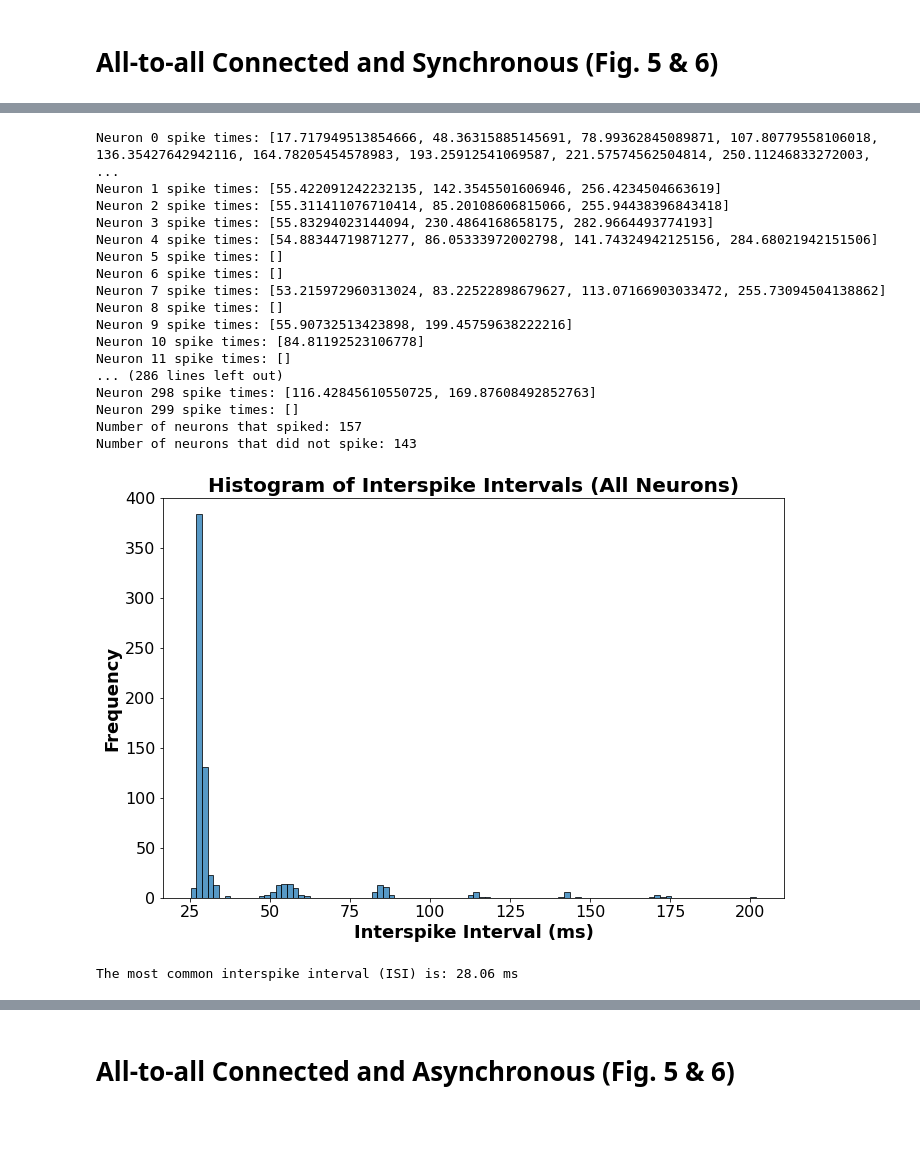
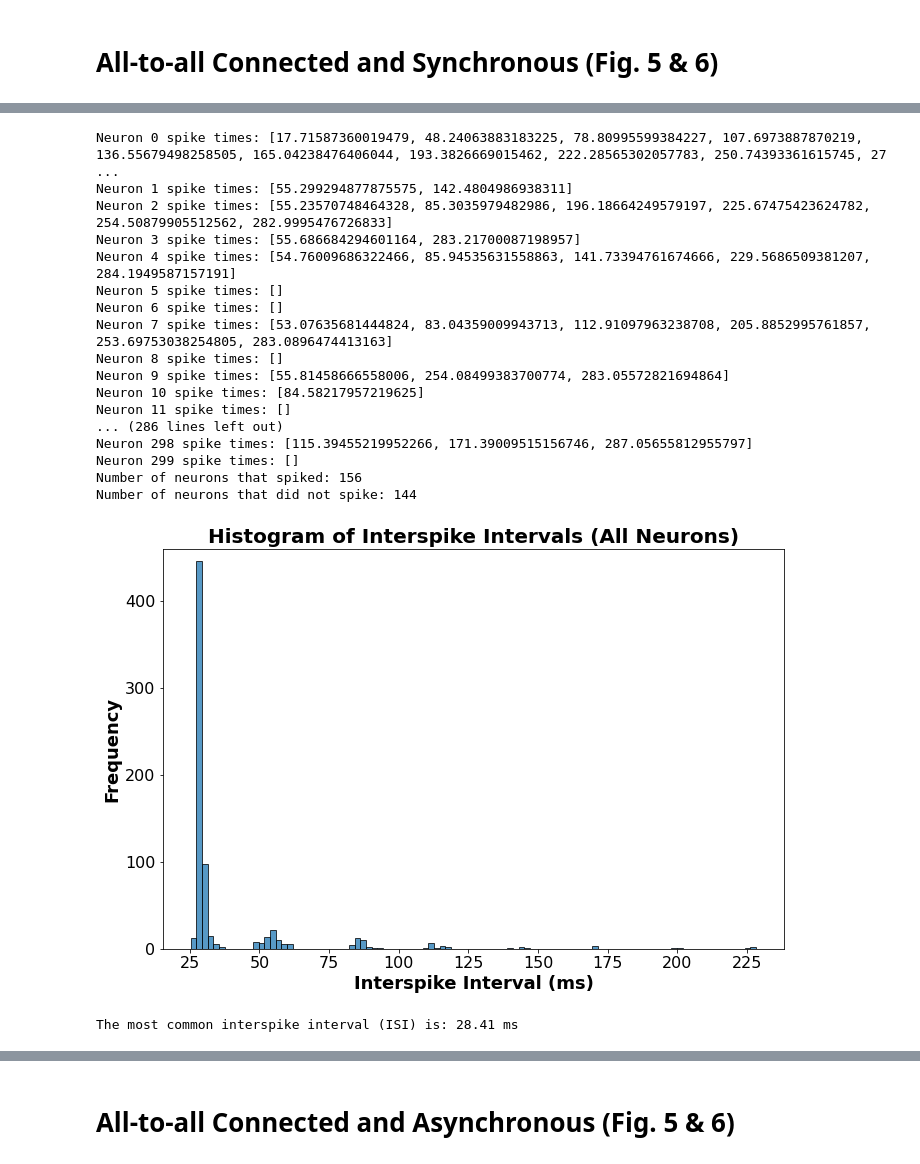
Before and after one commit to davidkelly2002/Final_Year_Thesis_Code, a Jupyter notebook: Neuron Simulation (Chapter 3).ipynb, the cells around one changed output, grey strips where cells are left out. Cells and saved outputs as stored; diff of their text form; code cells hidden in the pictures; blank space fills up the shorter version.

```diff
--- a/Neuron Simulation (Chapter 3).ipynb
+++ b/Neuron Simulation (Chapter 3).ipynb
@@ -398,7 +397,7 @@ if all_isis:
     plt.ylabel("Frequency", fontsize=18, fontweight='bold')
     plt.xticks(fontsize=16)
     plt.yticks(fontsize=16)
-    plt.ylim(0, 400)
+    plt.ylim(0, 460)
     plt.tight_layout()
 
     plt.savefig('Histogram_Interspike_Intervals_Sparse.png')
@@ -691,7 +687,7 @@ if all_isis:
     plt.ylabel("Frequency", fontsize=18, fontweight='bold')
     plt.xticks(fontsize=16)
     plt.yticks(fontsize=16)
-    plt.ylim(0, 400)
+    plt.ylim(0, 460)
     plt.tight_layout()
 
     plt.savefig('Histogram_Interspike_Intervals_Asynchronous.png')
@@ -774,10 +770,9 @@ g = np.zeros((N, N))
 # np.fill_diagonal(g, 0)  # Set diagonal to zero to avoid self-connections
 
 # Initialize the matrix with the desired value
-g = np.full((N, N), 0.00397291)
+g = np.full((N, N), 0.003959666666666666)
 
-# Set the diagonal elements to zero
-np.fill_diagonal(g, 0)
+
 
 v_init = np.random.normal(-70, 5, size=(N))
 u_init = np.random.normal(-15, 0.5, size = (N)) # Ask any reason why these were chosen and not ones in page 3 paper
@@ -920,7 +915,7 @@ print("Average firing rate", average_firing_rate)
 
 # Reliability calculation
 num_neurons = N
-t_R = 28.06/2  # Time constant for kernel, adjust as needed
+t_R = 28.41/2  # Time constant for kernel, adjust as needed
 
 # Construct time-aligned spike matrix
 spike_matrix = np.zeros((num_neurons, len(t_all)))
@@ -980,45 +975,45 @@ all_isis = [isi for neuron_isis in interspike_intervals.values() for isi in neur
 
 # Check if we have ISIs to process
 if all_isis:
     # Plot the histogram and get bin edges and frequencies
     plt.figure(figsize=(10, 7))
     frequencies, bin_edges, _ = plt.hist(all_isis, bins=100, alpha=0.75, edgecolor='k')
 
     plt.title("Histogram of Interspike Intervals (All Neurons)", fontsize=20, fontweight='bold')
     plt.xlabel("Interspike Interval (ms)", fontsize=18, fontweight='bold')
     plt.ylabel("Frequency", fontsize=18, fontweight='bold')
     plt.xticks(fontsize=16)
     plt.yticks(fontsize=16)
-    plt.ylim(0, 400)
+    plt.ylim(0, 460)
     plt.tight_layout()
 
     plt.savefig('Histogram_Interspike_Intervals_A2A.png')
     plt.show()
 
     # Report the most common ISI
     max_freq_idx = np.argmax(frequencies)
     most_common_isi = (bin_edges[max_freq_idx] + bin_edges[max_freq_idx + 1]) / 2
     print(f"The most common interspike interval (ISI) is: {most_common_isi:.2f} ms")
 else:
     print("No ISIs found across neurons to plot.")
 # %% [output]
-Neuron 0 spike times: [17.717949513854666, 48.36315885145691, 78.99362845089871, 107.80779558106018, 136.35427642942116, 164.78205454578983, 193.25912541069587, 221.57574562504814, 250.11246833272003, ...
-Neuron 1 spike times: [55.422091242232135, 142.3545501606946, 256.4234504663619]
-Neuron 2 spike times: [55.311411076710414, 85.20108606815066, 255.94438396843418]
-Neuron 3 spike times: [55.83294023144094, 230.4864168658175, 282.9664493774193]
-Neuron 4 spike times: [54.88344719871277, 86.05333972002798, 141.74324942125156, 284.68021942151506]
+Neuron 0 spike times: [17.71587360019479, 48.24063883183225, 78.80995599384227, 107.6973887870219, 136.55679498258505, 165.04238476406044, 193.3826669015462, 222.28565302057783, 250.74393361615745, 27 ...
+Neuron 1 spike times: [55.299294877875575, 142.4804986938311]
+Neuron 2 spike times: [55.23570748464328, 85.3035979482986, 196.18664249579197, 225.67475423624782, 254.50879905512562, 282.9995476726833]
+Neuron 3 spike times: [55.686684294601164, 283.21700087198957]
+Neuron 4 spike times: [54.76009686322466, 85.94535631558863, 141.73394761674666, 229.5686509381207, 284.1949587157191]
 Neuron 5 spike times: []
 Neuron 6 spike times: []
-Neuron 7 spike times: [53.215972960313024, 83.22522898679627, 113.07166903033472, 255.73094504138862]
+Neuron 7 spike times: [53.07635681444824, 83.04359009943713, 112.91097963238708, 205.8852995761857, 253.69753038254805, 283.0896474413163]
 Neuron 8 spike times: []
-Neuron 9 spike times: [55.90732513423898, 199.45759638222216]
-Neuron 10 spike times: [84.81192523106778]
+Neuron 9 spike times: [55.81458666558006, 254.08499383700774, 283.05572821694864]
+Neuron 10 spike times: [84.58217957219625]
 Neuron 11 spike times: []
 ... (286 lines left out)
-Neuron 298 spike times: [116.42845610550725, 169.87608492852763]
+Neuron 298 spike times: [115.39455219952266, 171.39009515156746, 287.05655812955797]
 Neuron 299 spike times: []
-Number of neurons that spiked: 157
-Number of neurons that did not spike: 143
+Number of neurons that spiked: 156
+Number of neurons that did not spike: 144
-[figure, old version]
+[figure, new version]
-The most common interspike interval (ISI) is: 28.06 ms
+The most common interspike interval (ISI) is: 28.41 ms
 # %%
```
Also changed, not shown: parts of 8 cells of this notebook.
